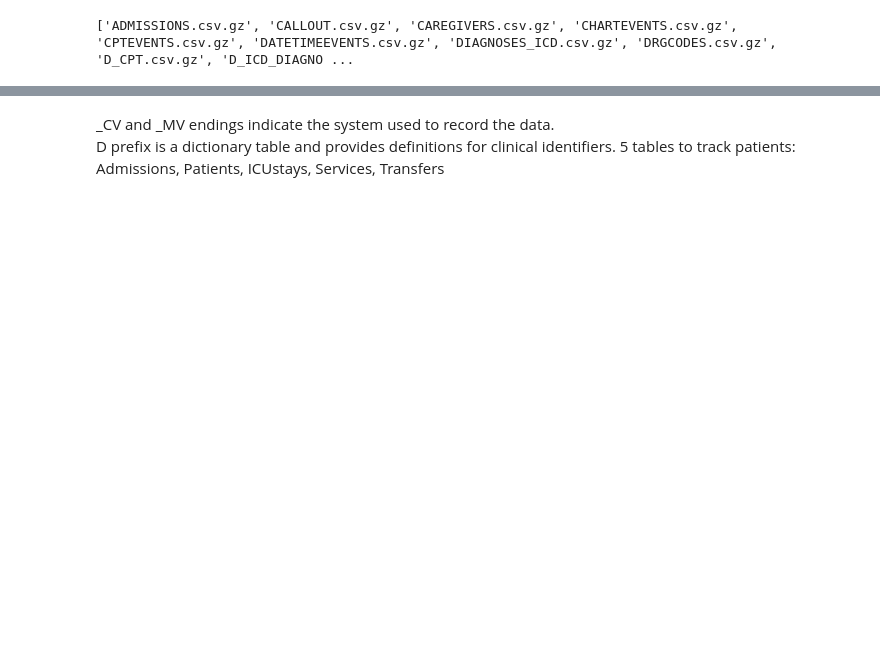
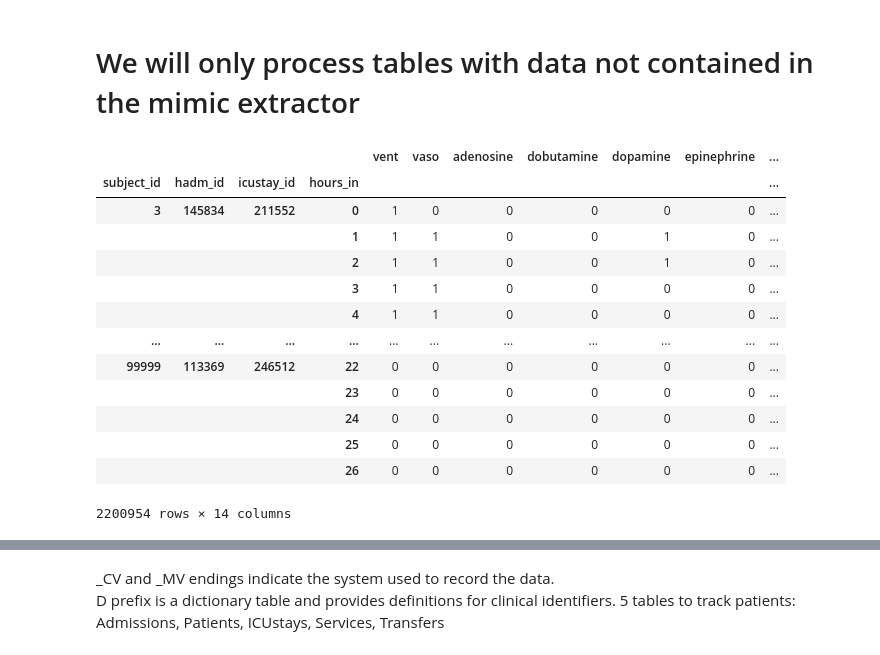
Before and after one commit to kirilklein/ehr_preprocess, a Jupyter notebook: notebooks/explore/mimic3.ipynb, the cells around one changed output, grey strips where cells are left out. Drawn from its saved outputs; the diff is of its cells as text; code cells hidden in the pictures; blank space fills up the shorter version.

Commit message:
new approach, take chartevents and interventions from the extraction pipeline, take ICD codes and procedure ICD codes from raw data and combine them

```diff
--- a/notebooks/explore/mimic3.ipynb
+++ b/notebooks/explore/mimic3.ipynb
@@ -11,8 +11,27 @@ import sys
 from tqdm import tqdm
 data_path = join(Path(os.getcwd()).parent.parent, 'data')
 mimic_path = join(data_path, 'raw', 'mimic-iii-clinical-database-1.4')
+extr_path = join(data_path, 'interim', 'mimic_iii_ml_for_health')
+import dask.dataframe as dd
+import gzip, shutil
-# %%
-files = [f for f in os.listdir(mimic_path) if f.endswith('.csv.gz')]
-print(files)
-# %% [output]
-['ADMISSIONS.csv.gz', 'CALLOUT.csv.gz', 'CAREGIVERS.csv.gz', 'CHARTEVENTS.csv.gz', 'CPTEVENTS.csv.gz', 'DATETIMEEVENTS.csv.gz', 'DIAGNOSES_ICD.csv.gz', 'DRGCODES.csv.gz', 'D_CPT.csv.gz', 'D_ICD_DIAGNO ...
+# %% [markdown]
+# We will only process tables with data not contained in the mimic extractor
+# %%
+dfi = pd.read_hdf(join(extr_path, "all_hourly_data.h5"),
+    key='interventions')
+dfi
+# %% [output]
+|  |  |  |  | vent | vaso | adenosine | dobutamine | dopamine | epinephrine | ... |
+| subject_id | hadm_id | icustay_id | hours_in |  |  |  |  |  |  | ... |
+| 3 | 145834 | 211552 | 0 | 1 | 0 | 0 | 0 | 0 | 0 | ... |
+|  |  |  | 1 | 1 | 1 | 0 | 0 | 1 | 0 | ... |
+|  |  |  | 2 | 1 | 1 | 0 | 0 | 1 | 0 | ... |
+|  |  |  | 3 | 1 | 1 | 0 | 0 | 0 | 0 | ... |
+|  |  |  | 4 | 1 | 1 | 0 | 0 | 0 | 0 | ... |
+| ... | ... | ... | ... | ... | ... | ... | ... | ... | ... | ... |
+| 99999 | 113369 | 246512 | 22 | 0 | 0 | 0 | 0 | 0 | 0 | ... |
+|  |  |  | 23 | 0 | 0 | 0 | 0 | 0 | 0 | ... |
+|  |  |  | 24 | 0 | 0 | 0 | 0 | 0 | 0 | ... |
+|  |  |  | 25 | 0 | 0 | 0 | 0 | 0 | 0 | ... |
+|  |  |  | 26 | 0 | 0 | 0 | 0 | 0 | 0 | ... |
+2200954 rows × 14 columns
```
Also changed, not shown: parts of 31 cells of this notebook, 4 other files.
